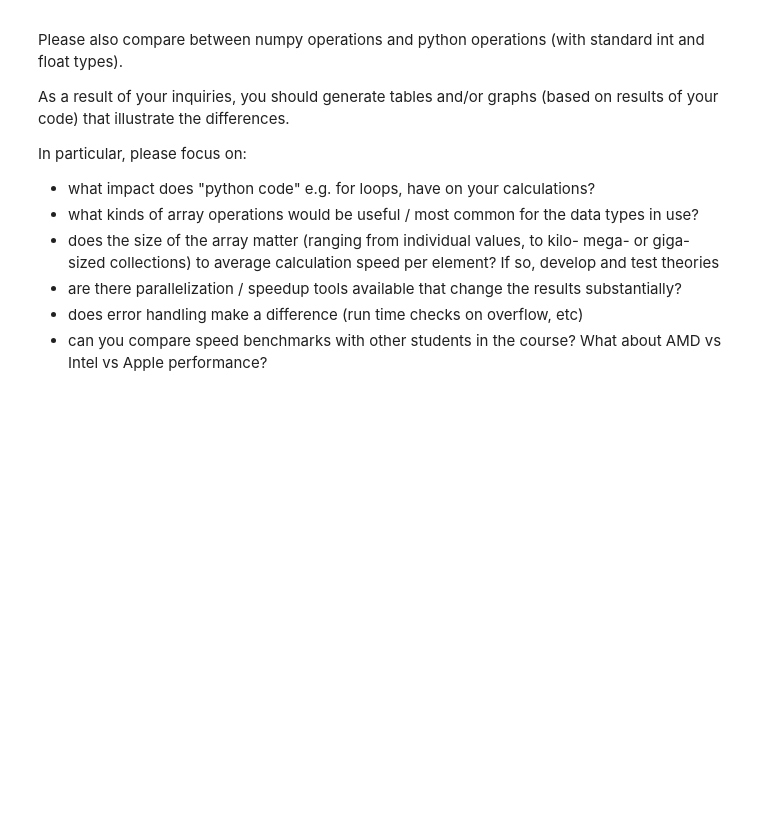
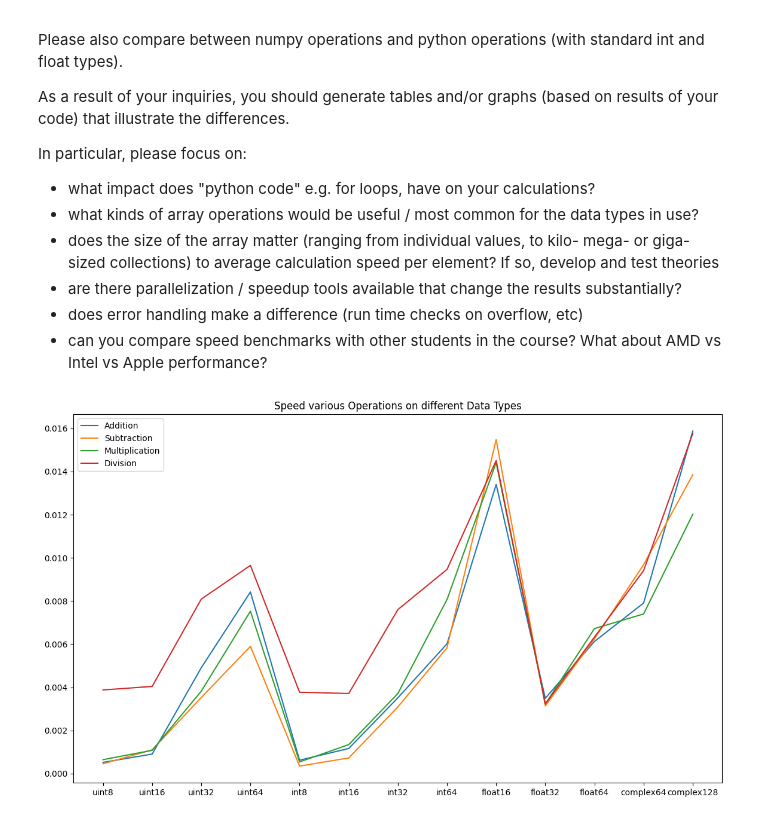
Before and after one commit to hdurrani1107/DBS_repo, a Jupyter notebook: HW3/stephantest_assignment_three_numbers.ipynb, the cells around one changed output. Cells and saved outputs as stored; diff of their text form; code cells hidden in the pictures; blank space fills up the shorter version.

```diff
--- a/HW3/stephantest_assignment_three_numbers.ipynb
+++ b/HW3/stephantest_assignment_three_numbers.ipynb
@@ -289,48 +241,83 @@ print(f"Time taken: {end - start} seconds")
 # %%
+## This cell compares the speeds of preforming basic math operations of large arrays 2000x2000 of different data types
+## In general we found that division is the slowest operation for all int types, and addition is notably slower than subtraction and multiplication for uints.
+## for all float types all three operatons are similar in speed, and float 16 is noticably slower than 32 and 64.
+
+
 import numpy as np
 import time
 import math
+import pandas as pd
+import matplotlib.pyplot as plt
 
-def test_speed(data_type,n,o):
+
+
+def test_speed(data_type,A,B,o):
     results = []
-    A = np.random.randint(1, 100, (n,n)).astype(data_type)
-    B = np.random.randint(1, 100, (n,n)).astype(data_type)
+
+    A = A.astype(data_type)
+    B = B.astype(data_type)
 
     if o == "Addition":
         start_time = time.time()
         result = A + B
         end_time = time.time()
     elif o == "Subtraction":
         start_time = time.time()
         result = A - B
         end_time = time.time()
     elif o == "Multiplication":
         start_time = time.time()
         result = A * B
         end_time = time.time()
     elif o == "Division":
         start_time = time.time()
         result = A / B
         end_time = time.time()
     else:
         pass
 
     elapsed_time = end_time - start_time
-    results.append((data_type, elapsed_time))
+    results.append(data_type)
+    results.append(elapsed_time)
 
-    print(results)
 
-typelist = [np.uint8, np.uint16, np.uint32, np.uint64,
-            np.int8, np.int16, np.int32, np.int64,
-            np.float16, np.float32, np.float64,
-            np.complex64, np.complex128]
+    #print(results)
+    return results[1]
+
+typelist = ['uint8', 'uint16', 'uint32', 'uint64',
+            'int8', 'int16', 'int32', 'int64',
+            'float16', 'float32', 'float64',
+            'complex64', 'complex128']
 
 opslist = ["Addition", "Subtraction", "Multiplication", "Division"]
 # Size of arrays
 n = 2000
+A = np.random.randint(1, 100, (n,n))
+B = np.random.randint(1, 100, (n,n))
+
+df = pd.DataFrame(columns=opslist,index=typelist)
 
 for o in opslist:
-    print(f"Operation: {o}")
+    #print(f"Operation: {o}")
+
     for t in typelist:
-        test_speed(t,n,o)
+
+        df.iloc[typelist.index(t),opslist.index(o)]=test_speed(t,A,B,o)
+
+typesize = pd.Series(index = typelist)
+for t in typelist:
+    size = n * n * np.dtype(t).itemsize
+    typesize.loc[t] = size
+    #print(f"Number of bytes for {t}: {size}")
+
+plt.figure(figsize=(14,8))
+plt.plot(df)
+plt.title("Speed various Operations on different Data Types")
+plt.legend(opslist)
+plt.show()
+
+df['Size (bytes)'] = typesize
+print(df)
 # %% [output]
+[figure, added]
```
Also changed, not shown: parts of 7 cells of this notebook.
